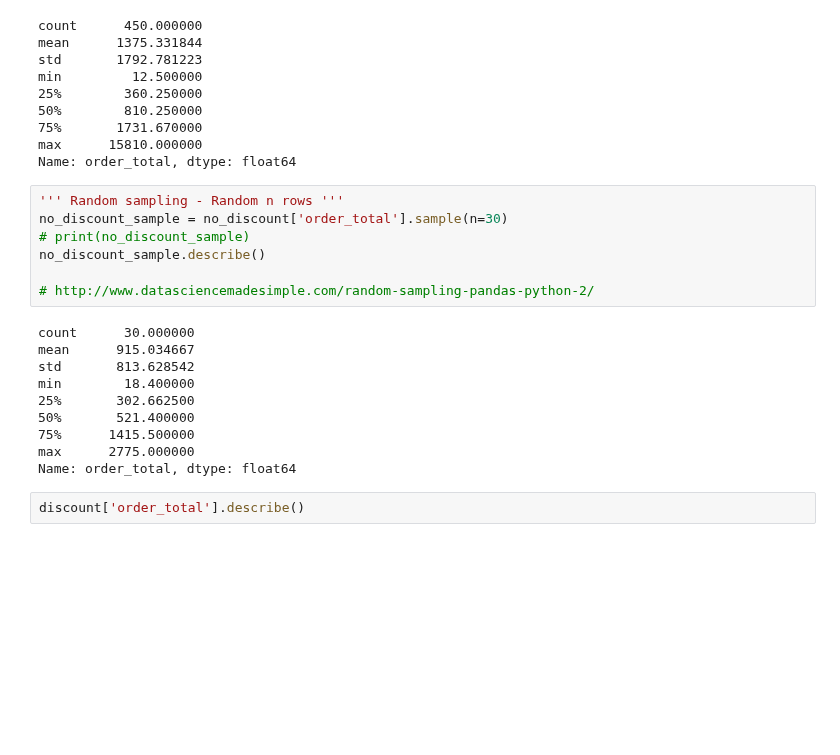
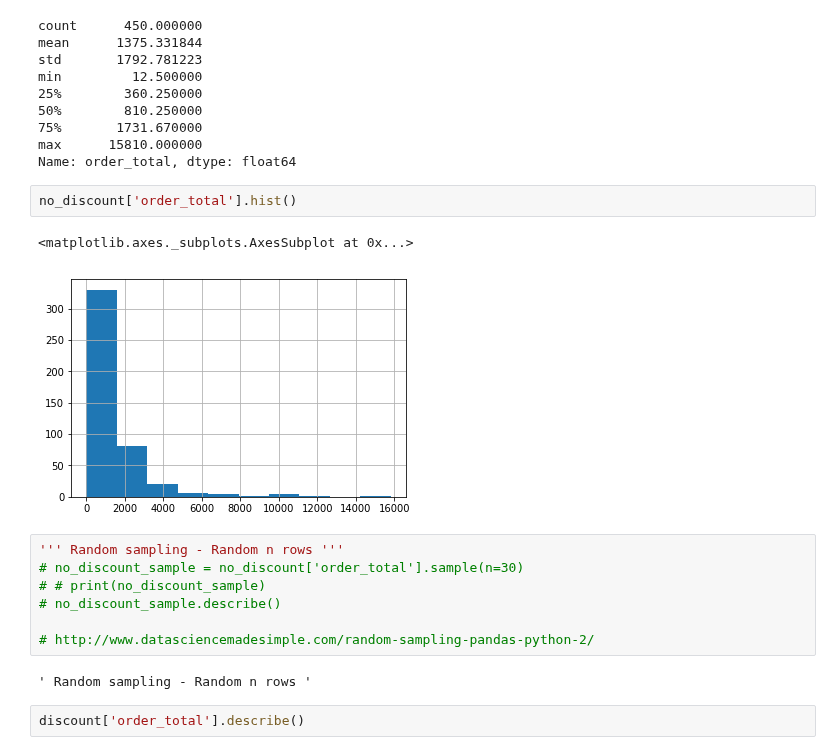
Before and after one commit to giorosati/dsc-2-final-project-online-ds-pt-100118, a Jupyter notebook: module2project.ipynb, the cells around one changed output. Saved outputs shown, nothing was run; the diff lists cells and outputs as text; blank space fills up the shorter version.

```diff
--- a/module2project.ipynb
+++ b/module2project.ipynb
@@ -898,23 +904,20 @@ min         12.500000
 75%       1731.670000
 max      15810.000000
 Name: order_total, dtype: float64
+# %%
+no_discount['order_total'].hist()
+# %% [output]
+<matplotlib.axes._subplots.AxesSubplot at 0x...>
+[figure, added]
 # %%
 ''' Random sampling - Random n rows '''
-no_discount_sample = no_discount['order_total'].sample(n=30)
-# print(no_discount_sample)
-no_discount_sample.describe()
+# no_discount_sample = no_discount['order_total'].sample(n=30)
+# # print(no_discount_sample)
+# no_discount_sample.describe()
 
 # http://www.datasciencemadesimple.com/random-sampling-pandas-python-2/
 # %% [output]
-count      30.000000
-mean      915.034667
-std       813.628542
-min        18.400000
-25%       302.662500
-50%       521.400000
-75%      1415.500000
-max      2775.000000
-Name: order_total, dtype: float64
+' Random sampling - Random n rows '
 # %%
 discount['order_total'].describe()
 # %% [output]
```
Also changed, not shown: parts of 18 cells of this notebook.
